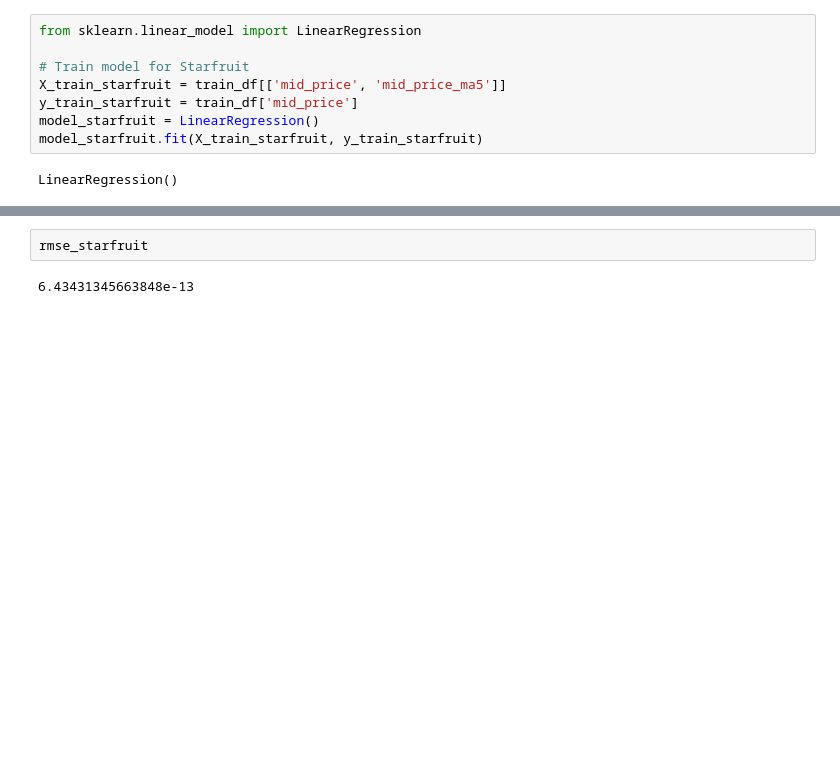
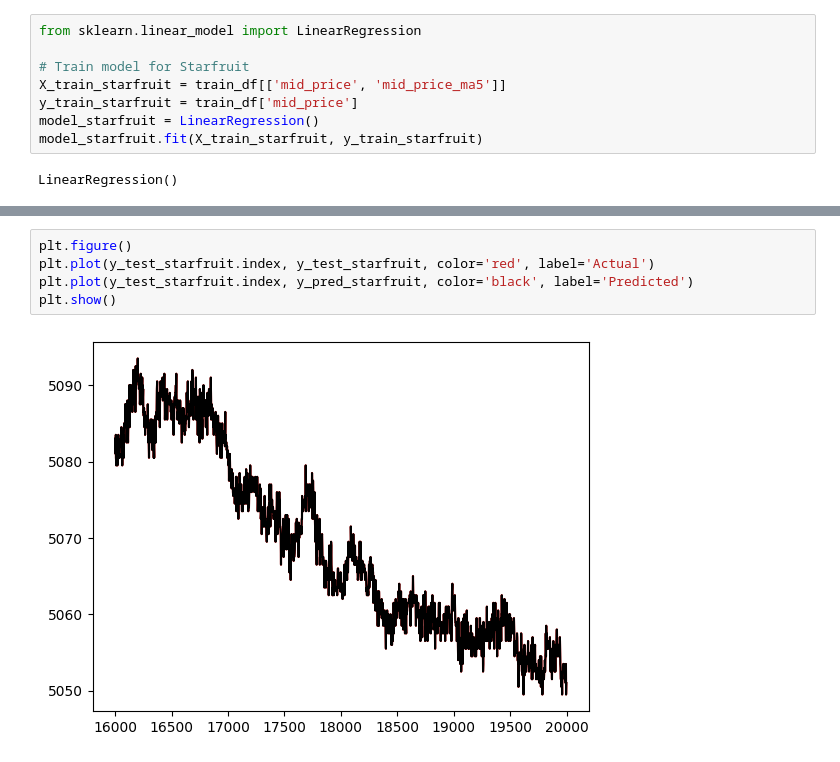
Before and after one commit to albertbw011/IMCProsperity, a Jupyter notebook: IMC Data.ipynb, the cells around one changed output, grey strips where cells are left out. Drawn from its saved outputs; the diff is of its cells as text; blank space fills up the shorter version.

```diff
--- a/IMC Data.ipynb
+++ b/IMC Data.ipynb
@@ -133,4 +89,7 @@ Starfruit - RMSE: 0.00, R-squared: 1.00
-# %%
-rmse_starfruit
-# %% [output]
-6.43431345663848e-13
+# %%
+plt.figure()
+plt.plot(y_test_starfruit.index, y_test_starfruit, color='red', label='Actual')
+plt.plot(y_test_starfruit.index, y_pred_starfruit, color='black', label='Predicted')
+plt.show()
+# %% [output]
+[figure, added]
```
Also changed, not shown: parts of 9 cells of this notebook, 1 other file.
